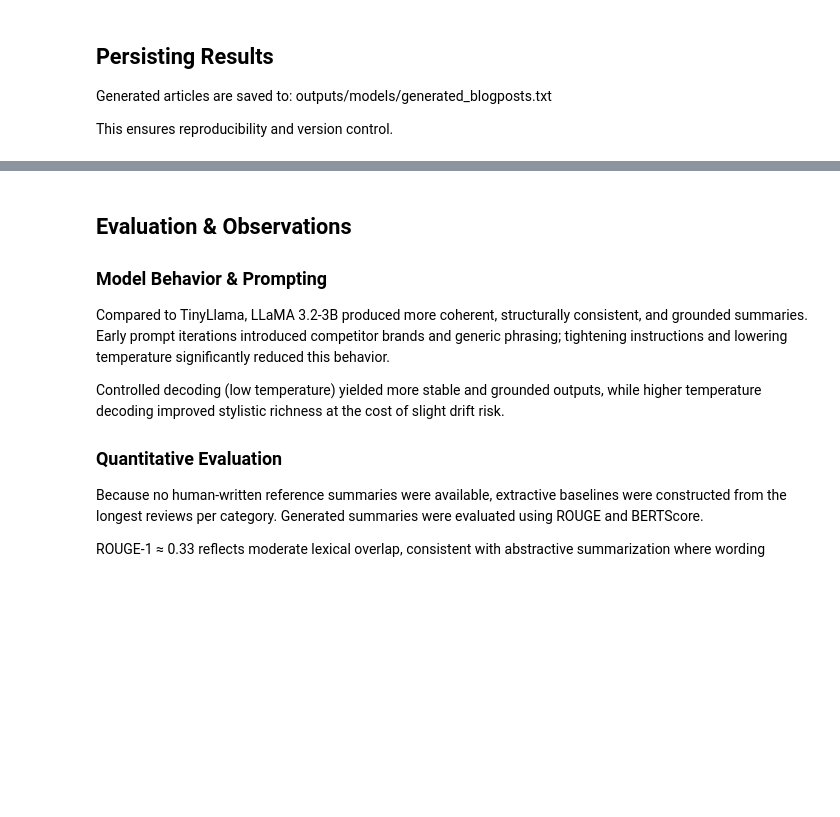
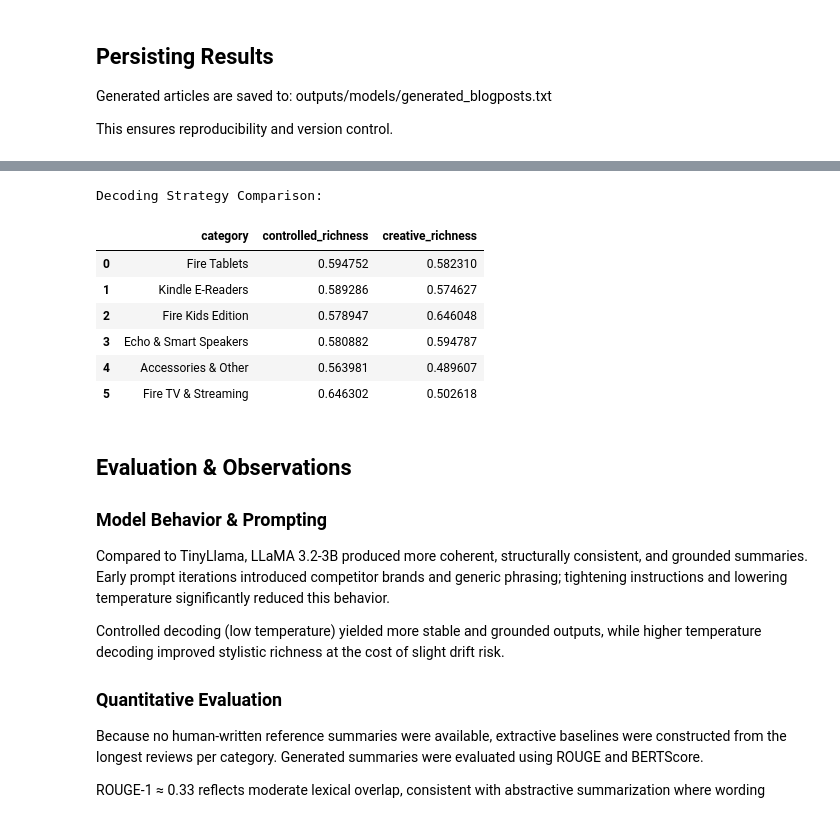
Before and after one commit to marcosfsousa/project-ironhack-automated-customer-reviews, a Jupyter notebook: notebooks/04_generation.ipynb, the cells around one changed output, grey strips where cells are left out. Drawn from its saved outputs; the diff is of its cells as text; code cells hidden in the pictures; blank space fills up the shorter version.

Commit message:
Refactored promp to improve model results and cell order for higher interpretability

```diff
--- a/notebooks/04_generation.ipynb
+++ b/notebooks/04_generation.ipynb
@@ -616,20 +740,39 @@ grounding_ratio      0.531729
 dtype: float64
 # %%
-def tokenize(text):
-    text = text.lower()
-    text = re.sub(r"[^a-z0-9\s]", "", text)
-    return set(text.split())
+# Compare controlled vs creative
+comparison_data = []
 
-def compute_grounding_ratio(source_text, generated_text):
-    source_tokens = tokenize(source_text)
-    generated_tokens = tokenize(generated_text)
+for category in results.keys():
+    controlled_text = results[category]['controlled']
+    creative_text = results[category]['creative']
 
-    overlap = generated_tokens.intersection(source_tokens)
+    comparison_data.append({
+        'category': category,
+        'controlled_words': len(controlled_text.split()),
+        'creative_words': len(creative_text.split()),
+        'controlled_unique_words': len(set(controlled_text.lower().split())),
+        'creative_unique_words': len(set(creative_text.lower().split()))
+    })
 
-    if len(generated_tokens) == 0:
-        return 0
+comp_df = pd.DataFrame(comparison_data)
+comp_df['creative_richness'] = (
+    comp_df['creative_unique_words'] / comp_df['creative_words']
+)
+comp_df['controlled_richness'] = (
+    comp_df['controlled_unique_words'] / comp_df['controlled_words']
+)
 
-    return len(overlap) / len(generated_tokens)
+print("Decoding Strategy Comparison:")
+display(comp_df[['category', 'controlled_richness', 'creative_richness']])
+# %% [output]
+Decoding Strategy Comparison:
+|  | category | controlled_richness | creative_richness |
+| 0 | Fire Tablets | 0.594752 | 0.582310 |
+| 1 | Kindle E-Readers | 0.589286 | 0.574627 |
+| 2 | Fire Kids Edition | 0.578947 | 0.646048 |
+| 3 | Echo & Smart Speakers | 0.580882 | 0.594787 |
+| 4 | Accessories & Other | 0.563981 | 0.489607 |
+| 5 | Fire TV & Streaming | 0.646302 | 0.502618 |
 # %% [markdown]
 ## Evaluation & Observations
 
```
Also changed, not shown: parts of 42 cells of this notebook.
